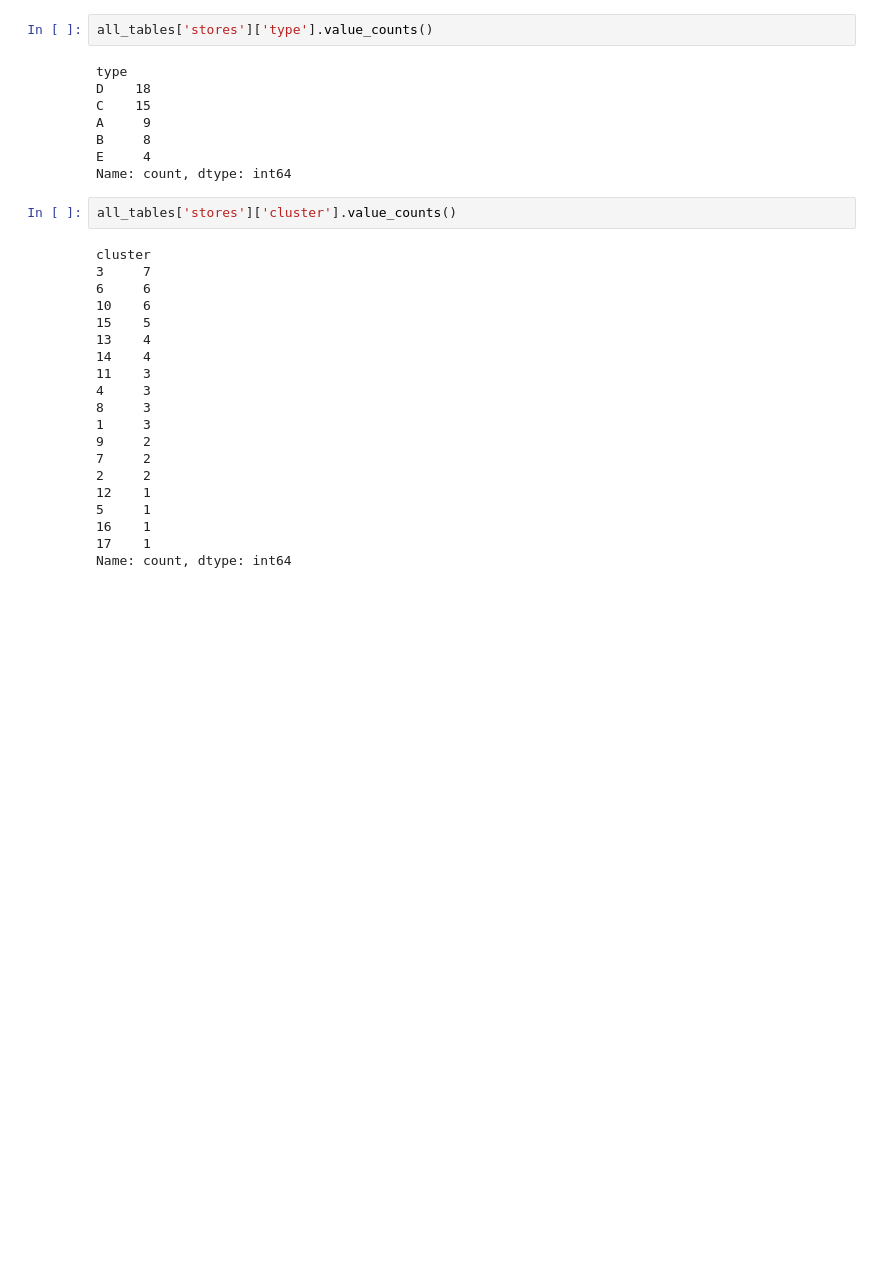
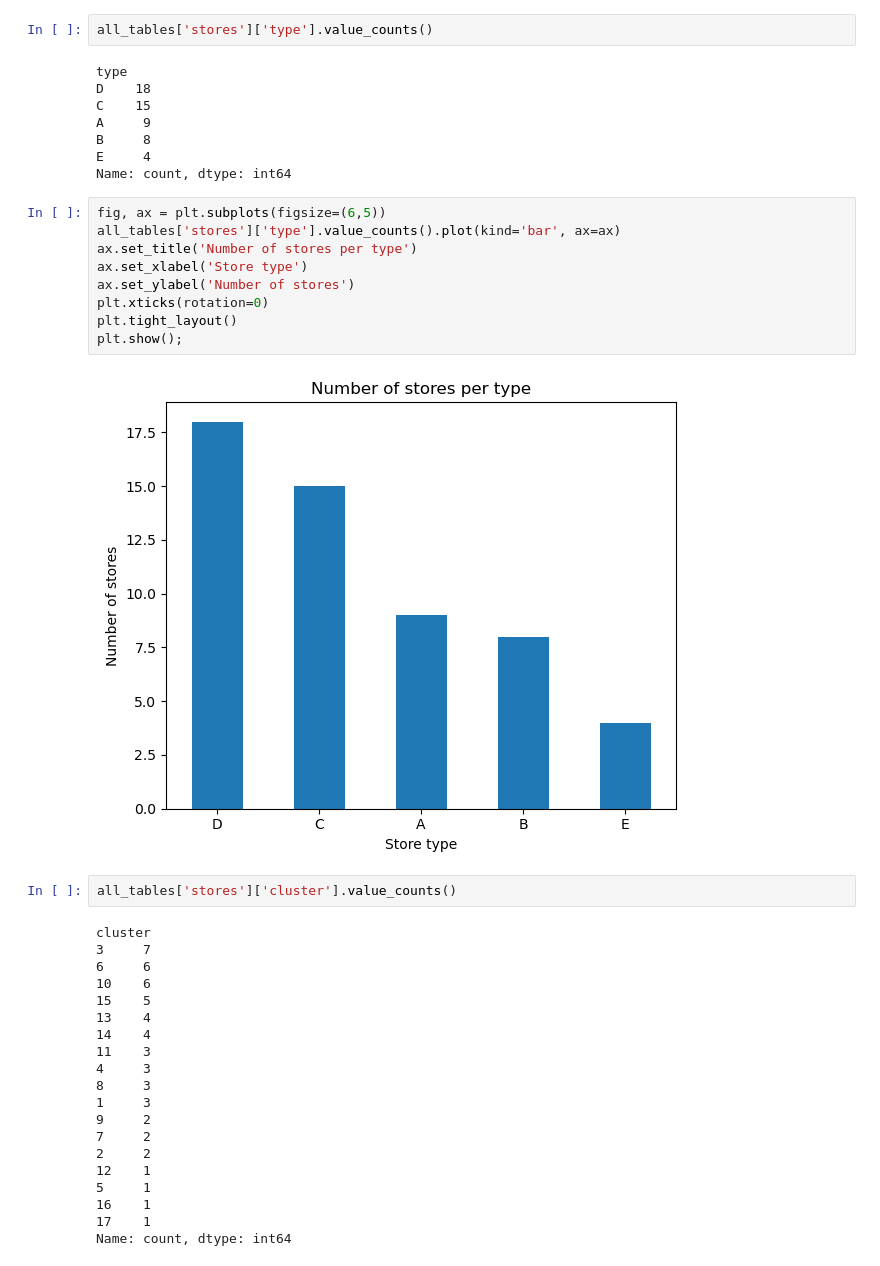
Before and after one commit to kejti97/demand-forecasting-favorita, a Jupyter notebook: 1. Demand Forecasting.ipynb, the cells around one changed output. Saved outputs shown, nothing was run; the diff lists cells and outputs as text; blank space fills up the shorter version.

```diff
--- a/1. Demand Forecasting.ipynb
+++ b/1. Demand Forecasting.ipynb
@@ -128,6 +138,17 @@ A     9
 B     8
 E     4
 Name: count, dtype: int64
+# %%
+fig, ax = plt.subplots(figsize=(6,5))
+all_tables['stores']['type'].value_counts().plot(kind='bar', ax=ax)
+ax.set_title('Number of stores per type')
+ax.set_xlabel('Store type')
+ax.set_ylabel('Number of stores')
+plt.xticks(rotation=0)
+plt.tight_layout()
+plt.show();
+# %% [output]
+[figure, added]
 # %%
 all_tables['stores']['cluster'].value_counts()
 # %% [output]
```
Also changed, not shown: parts of 5 cells of this notebook.
